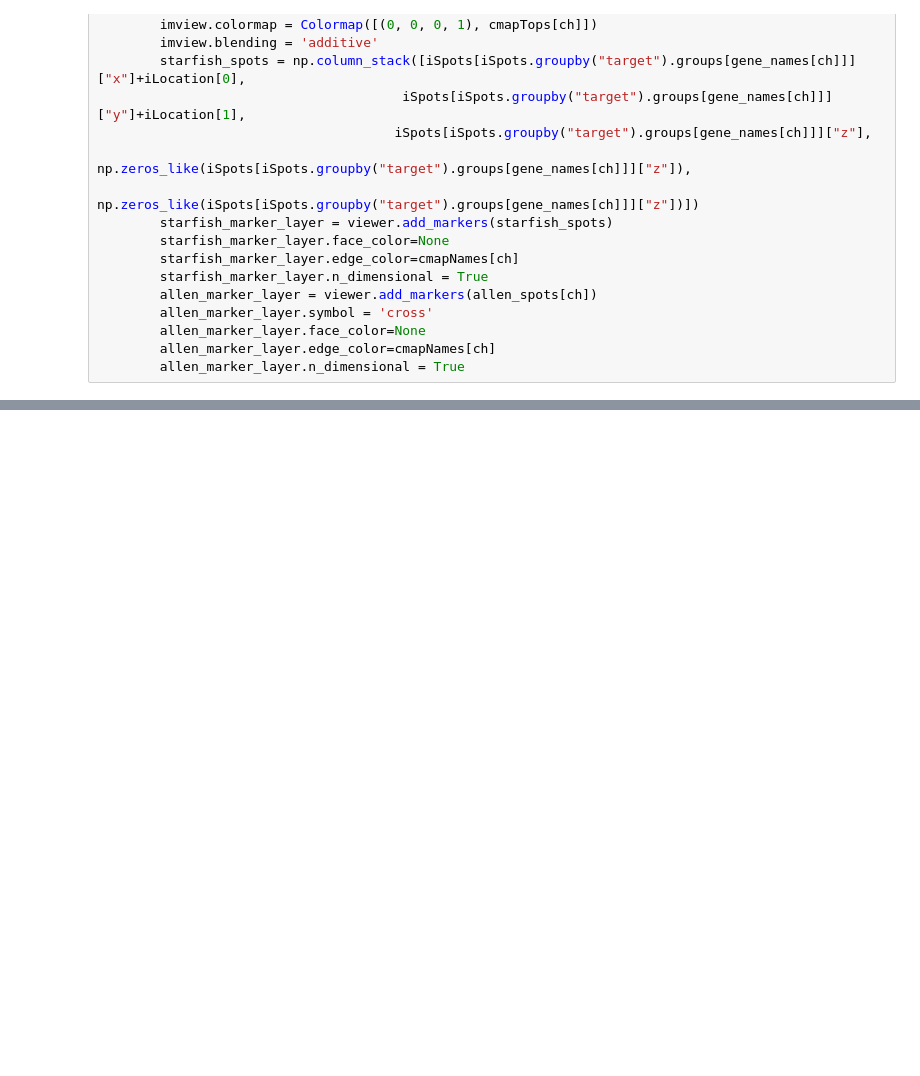
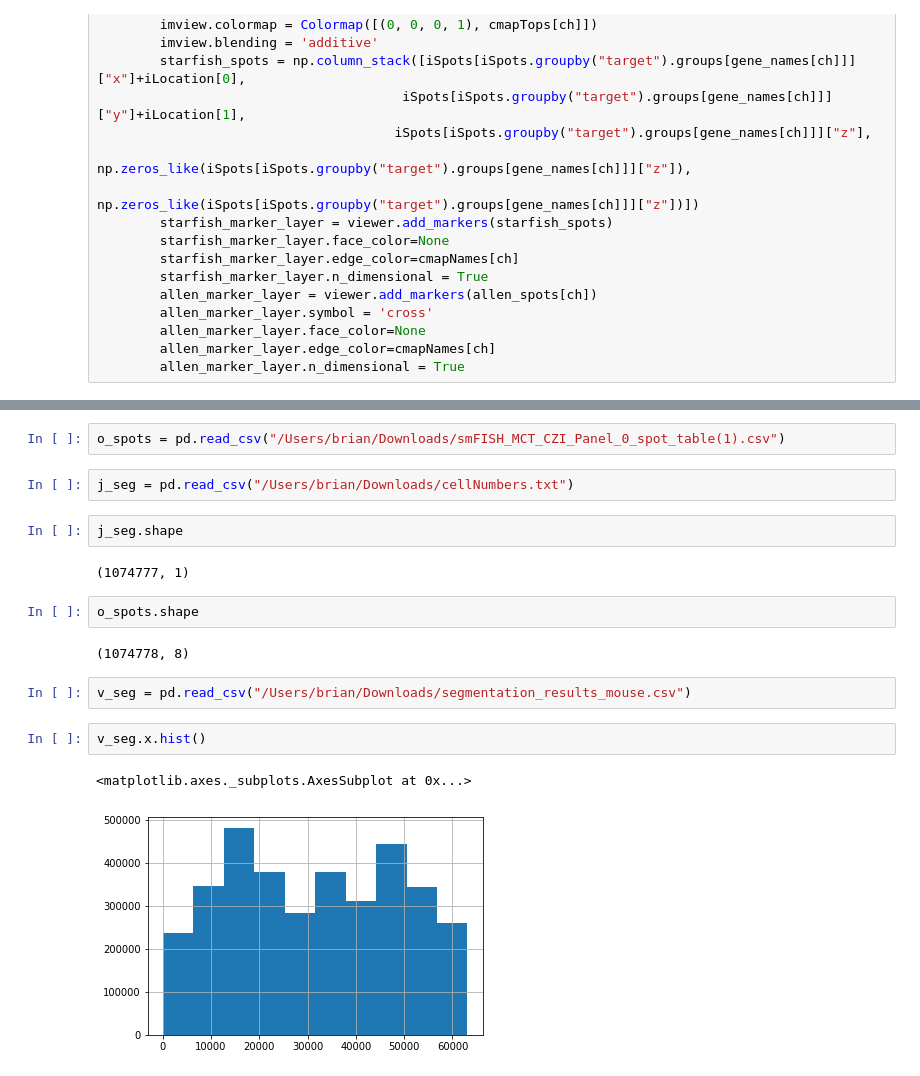
Before and after one commit to berl/starfish, a Jupyter notebook: notebooks/smFISH.ipynb, the cells around one changed output, grey strips where cells are left out. Cells and saved outputs as stored; diff of their text form; blank space fills up the shorter version.

```diff
--- a/notebooks/smFISH.ipynb
+++ b/notebooks/smFISH.ipynb
@@ -294,0 +293,19 @@ j=88
+# %%
+o_spots = pd.read_csv("/Users/brian/Downloads/smFISH_MCT_CZI_Panel_0_spot_table(1).csv")
+# %%
+j_seg = pd.read_csv("/Users/brian/Downloads/cellNumbers.txt")
+# %%
+j_seg.shape
+# %% [output]
+(1074777, 1)
+# %%
+o_spots.shape
+# %% [output]
+(1074778, 8)
+# %%
+v_seg = pd.read_csv("/Users/brian/Downloads/segmentation_results_mouse.csv")
+# %%
+v_seg.x.hist()
+# %% [output]
+<matplotlib.axes._subplots.AxesSubplot at 0x...>
+[figure, added]
```
Also changed, not shown: parts of 29 cells of this notebook.
